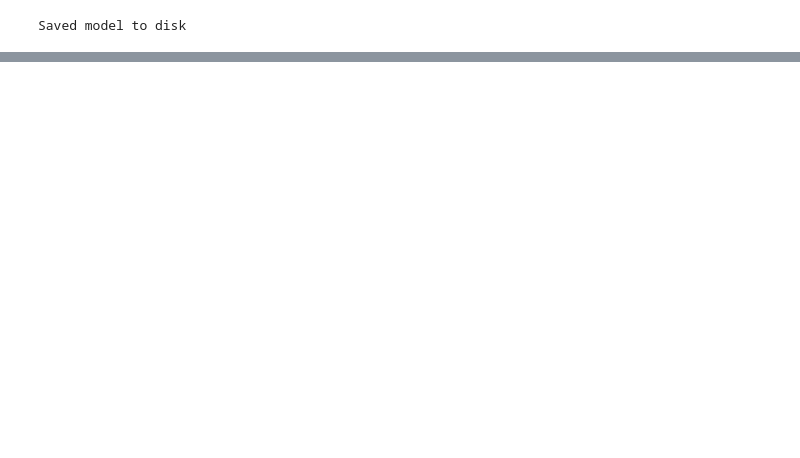
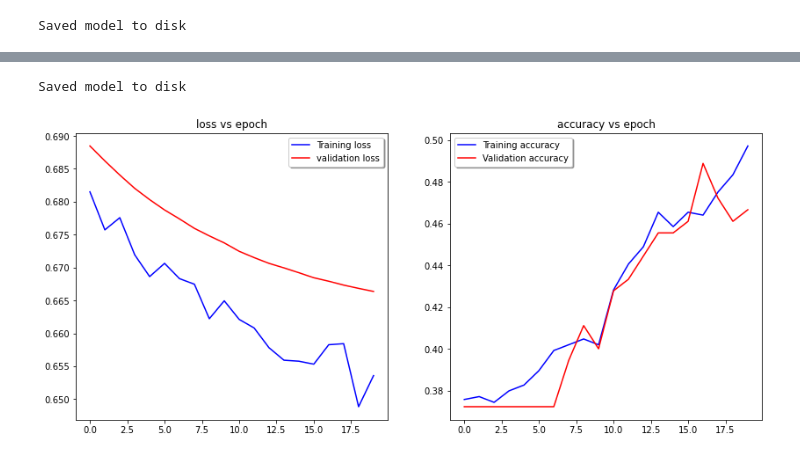
Before and after one commit to rodrigom-esteves/trabalhos_pos_ciencia_de_dados, a Jupyter notebook: Trabalho final/Modelando.ipynb, the cells around one changed output, grey strips where cells are left out. Drawn from its saved outputs; the diff is of its cells as text; code cells hidden in the pictures; blank space fills up the shorter version.

```diff
--- a/Trabalho final/Modelando.ipynb
+++ b/Trabalho final/Modelando.ipynb
@@ -282,0 +645,13 @@ plotLearningCurves(history_fine)
+# %%
+# Create new model on top
+inputs = keras.Input(shape=(150, 150, 3))
+x = data_augmentation(inputs)  # Apply random data augmentation
+
+scale_layer = keras.layers.Rescaling(scale=1 / 127.5, offset=-1)
+x = scale_layer(x)
+x = keras.layers.GlobalAveragePooling2D()(x)
+x = keras.layers.Dropout(0.2)(x)  # Regularize with dropout
+outputs = keras.layers.Dense(1)(x)
+model_no_imagenet = keras.Model(inputs, outputs)
+
+model_no_imagenet.summary()
@@ -282,0 +676,9 @@ plotLearningCurves(history_fine)
+# %%
+model_no_imagenet.compile(
+    optimizer=keras.optimizers.Adam(),
+    loss=keras.losses.BinaryCrossentropy(from_logits=True),
+    metrics=[keras.metrics.BinaryAccuracy()],
+)
+
+epochs = 20
+history_no_imagenet = model_no_imagenet.fit(ds_train, epochs=epochs, validation_data=ds_validation)
@@ -282,0 +703,9 @@ plotLearningCurves(history_fine)
+# %%
+model_no_imagenet.save("C:/Users/malta/Desktop/Pós Graduação/Trabalho_final_Pos/Reunião 3/modelIMG1_no_imagenet.h5")
+print("Saved model to disk")
+# %% [output]
+Saved model to disk
+# %%
+plotLearningCurves(history_no_imagenet)
+# %% [output]
+[figure, added]
```
Also changed, not shown: parts of 74 cells of this notebook, 1 other file.
